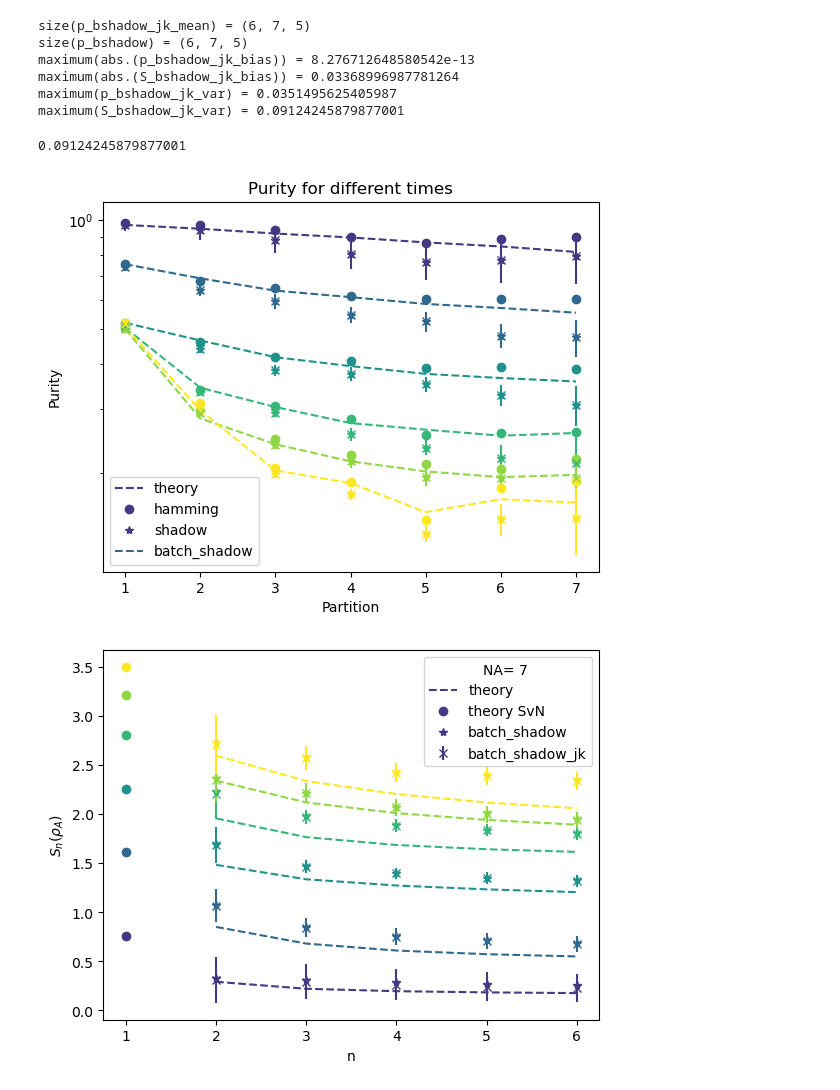
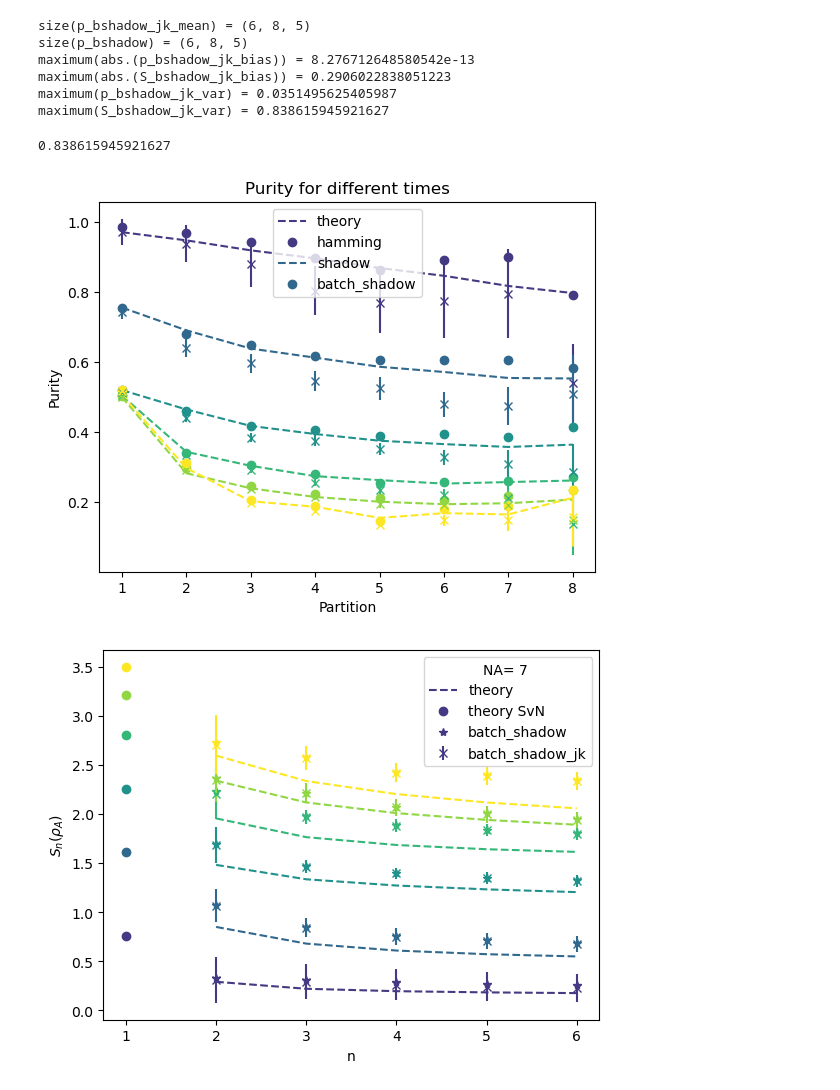
Before and after one commit to bvermersch/RandomMeas.jl, a Jupyter notebook: examples/BrydgesScience2019.ipynb, the cells around one changed output. Cells and saved outputs as stored; diff of their text form; code cells hidden in the pictures.

```diff
--- a/examples/BrydgesScience2019.ipynb
+++ b/examples/BrydgesScience2019.ipynb
@@ -15,7 +15,7 @@ ntimes = length(times)
 nu, NM = 500,150
 data = zeros(Int8,ntimes,nu,NM,N);
 n = 6
-NAmax = 7;
+NAmax = 8;
 # %%
 #Load theory state
 ρ = Vector{ITensor}()
@@ -87,7 +87,7 @@ for s in ProgressBar(1:ntimes, printing_delay=2)
         ξA = ξ[1:NA]
         @show NA
         @time ρs = get_batch_shadows(data[s,:,:,1:NA],ξA,uA,n)
-        @time p_bshadow[s,NA,:] = get_moments(ρs, ξA, n, nu)
+        @time p_bshadow[s,NA,:] = get_moments(ρs, ξA, n)
         @time for nt in 2:n
             S_bshadow[s,NA,nt-1]= log2(p_bshadow[s,NA,nt-1])/(1-nt)
         end
@@ -238,7 +234,7 @@ for s in ProgressBar(1:ntimes, printing_delay=2)
                 batch,batch_size = find_group(batches,r) # find the batch of shadow r
                 ρs_r = copy(ρs)
                 ρs_r[batch] = ((ρs_r[batch]*batch_size)-ρr[1])/(batch_size-1) # substract shadow r from the correct batch shadow
-                p_bshadow_jk[r,s,NA,:] = get_moments(ρs_r, ξA, n, nu) # do the estimation of shadow r removed
+                p_bshadow_jk[r,s,NA,:] = get_moments(ρs_r, ξA, n) # do the estimation of shadow r removed
                 for nt in 2:n
                     S_bshadow_jk[r,s,NA,nt-1]= log2(p_bshadow_jk[r,s,NA,nt-1])/(1-nt)
                 end
@@ -378,36 +344,36 @@ S_bshadow_jk_var=S_bshadow_jk_var[1,:,:,:]
 @show maximum((p_bshadow_jk_var))
 @show maximum((S_bshadow_jk_var))
 # %% [output]
-size(p_bshadow_jk_mean) = (6, 7, 5)
-size(p_bshadow) = (6, 7, 5)
+size(p_bshadow_jk_mean) = (6, 8, 5)
+size(p_bshadow) = (6, 8, 5)
 maximum(abs.(p_bshadow_jk_bias)) = 8.276712648580542e-13
-maximum(abs.(S_bshadow_jk_bias)) = 0.03368996987781264
+maximum(abs.(S_bshadow_jk_bias)) = 0.2906022838051223
 maximum(p_bshadow_jk_var) = 0.0351495625405987
-maximum(S_bshadow_jk_var) = 0.09124245879877001
+maximum(S_bshadow_jk_var) = 0.838615945921627
-0.09124245879877001
+0.838615945921627
 # %%
 using PyPlot
 
 clf()
 
 cm = get_cmap(:viridis)
 for s in 1:ntimes
     plot(1:NAmax,p[s,:,1],"--",color=cm(s/ntimes))
     plot(1:NAmax,p_hamming[s,:],"o",color=cm(s/ntimes))
     #plot(1:NAmax,p_shadow[s,:],"x",color=cm(s/ntimes))
     #plot(1:NAmax,p_bshadow[s,:,1],"*",color=cm(s/ntimes))
     errorbar(1:NAmax,p_bshadow[s,:,1]-p_bshadow_jk_bias[s,:,1],yerr=sqrt.(p_bshadow_jk_var[s,:,1]),fmt="x",color=cm(s/ntimes))
 
 end
-yscale("log")
+#yscale("log")
 xlabel("Partition")
 ylabel("Purity")
 legend(["theory","hamming","shadow","batch_shadow"])
 title("Purity for different times")
 
 gcf()
 # %% [output]
-[figure, old version]
+[figure, new version]
 # %%
 using PyPlot
 
```
Also changed, not shown: parts of 5 cells of this notebook, 1 other file.
